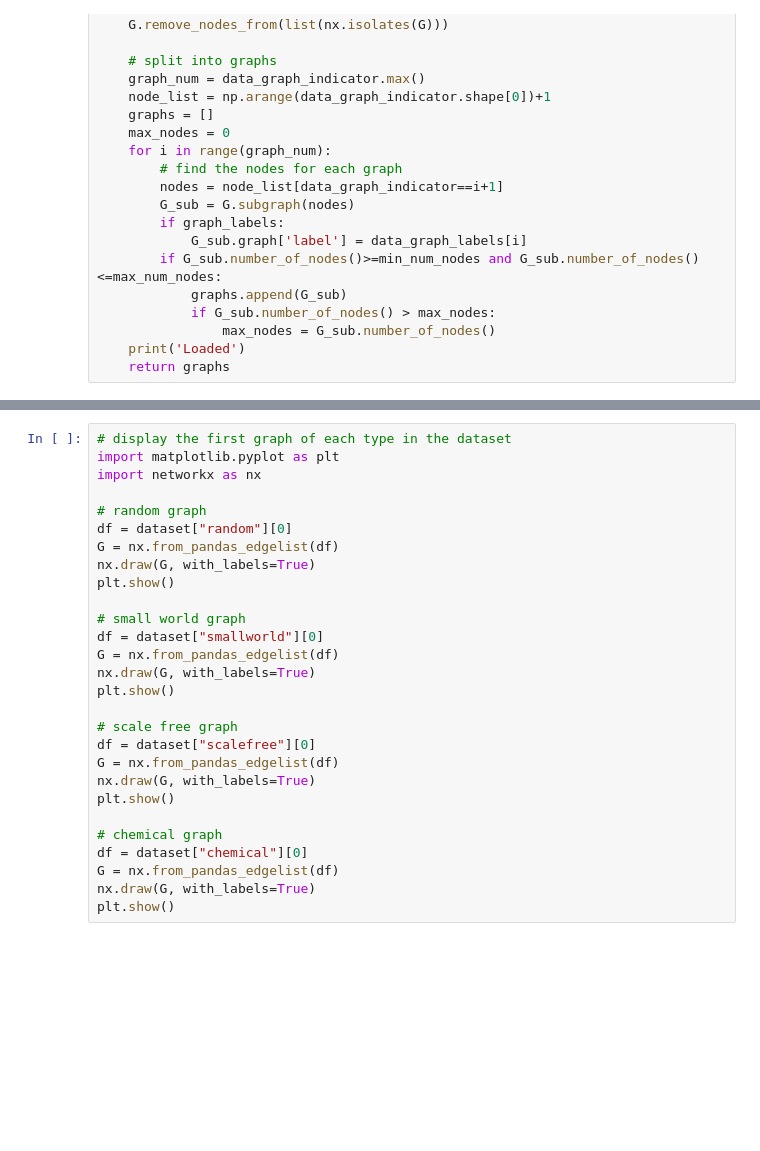
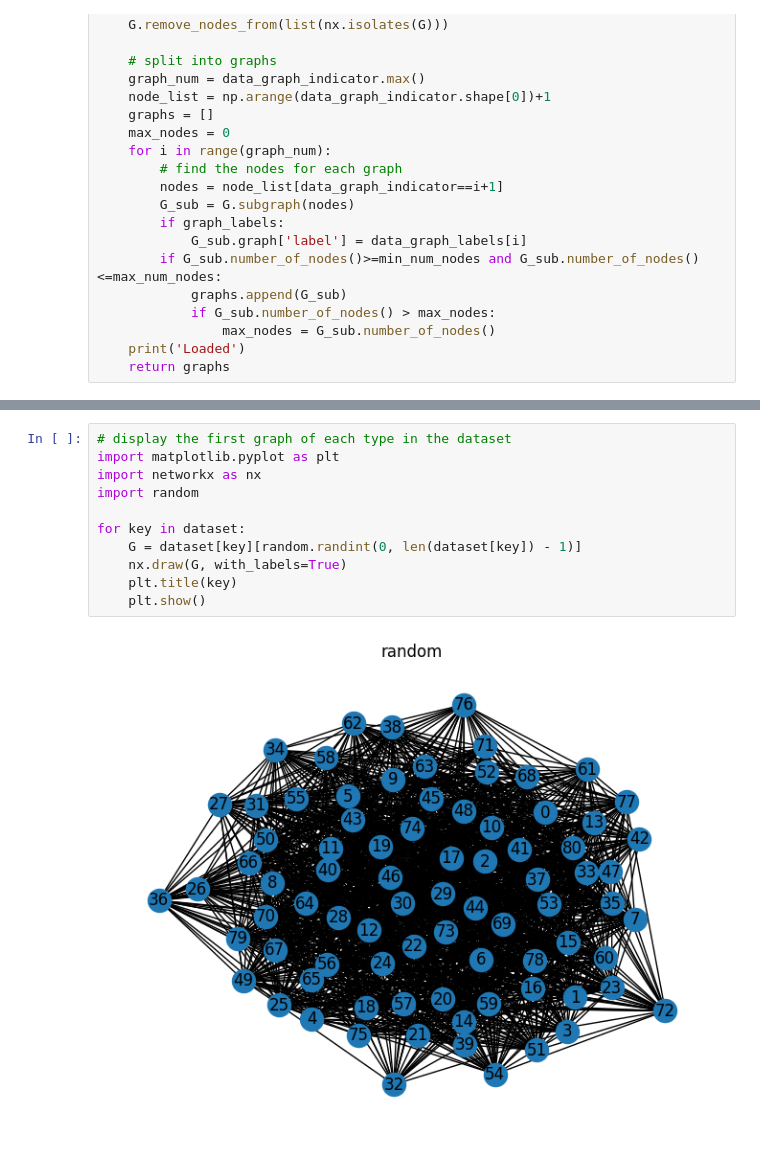
Before and after one commit to lucahost/bachelor-thesis, a Jupyter notebook: notebooks/final/10_data.ipynb, the cells around one changed output, grey strips where cells are left out. Drawn from its saved outputs; the diff is of its cells as text; blank space fills up the shorter version.

```diff
--- a/notebooks/final/10_data.ipynb
+++ b/notebooks/final/10_data.ipynb
@@ -161,28 +157,13 @@ connecting Graph with 5 nodes and 3 edges
 # %%
 # display the first graph of each type in the dataset
 import matplotlib.pyplot as plt
 import networkx as nx
+import random
 
-# random graph
-df = dataset["random"][0]
-G = nx.from_pandas_edgelist(df)
-nx.draw(G, with_labels=True)
-plt.show()
-
-# small world graph
-df = dataset["smallworld"][0]
-G = nx.from_pandas_edgelist(df)
-nx.draw(G, with_labels=True)
-plt.show()
-
-# scale free graph
-df = dataset["scalefree"][0]
-G = nx.from_pandas_edgelist(df)
-nx.draw(G, with_labels=True)
-plt.show()
-
-# chemical graph
-df = dataset["chemical"][0]
-G = nx.from_pandas_edgelist(df)
-nx.draw(G, with_labels=True)
-plt.show()
+for key in dataset:
+    G = dataset[key][random.randint(0, len(dataset[key]) - 1)]
+    nx.draw(G, with_labels=True)
+    plt.title(key)
+    plt.show()
+# %% [output]
+[figure, added]
```
Also changed, not shown: parts of 2 cells of this notebook, 3 other files.
